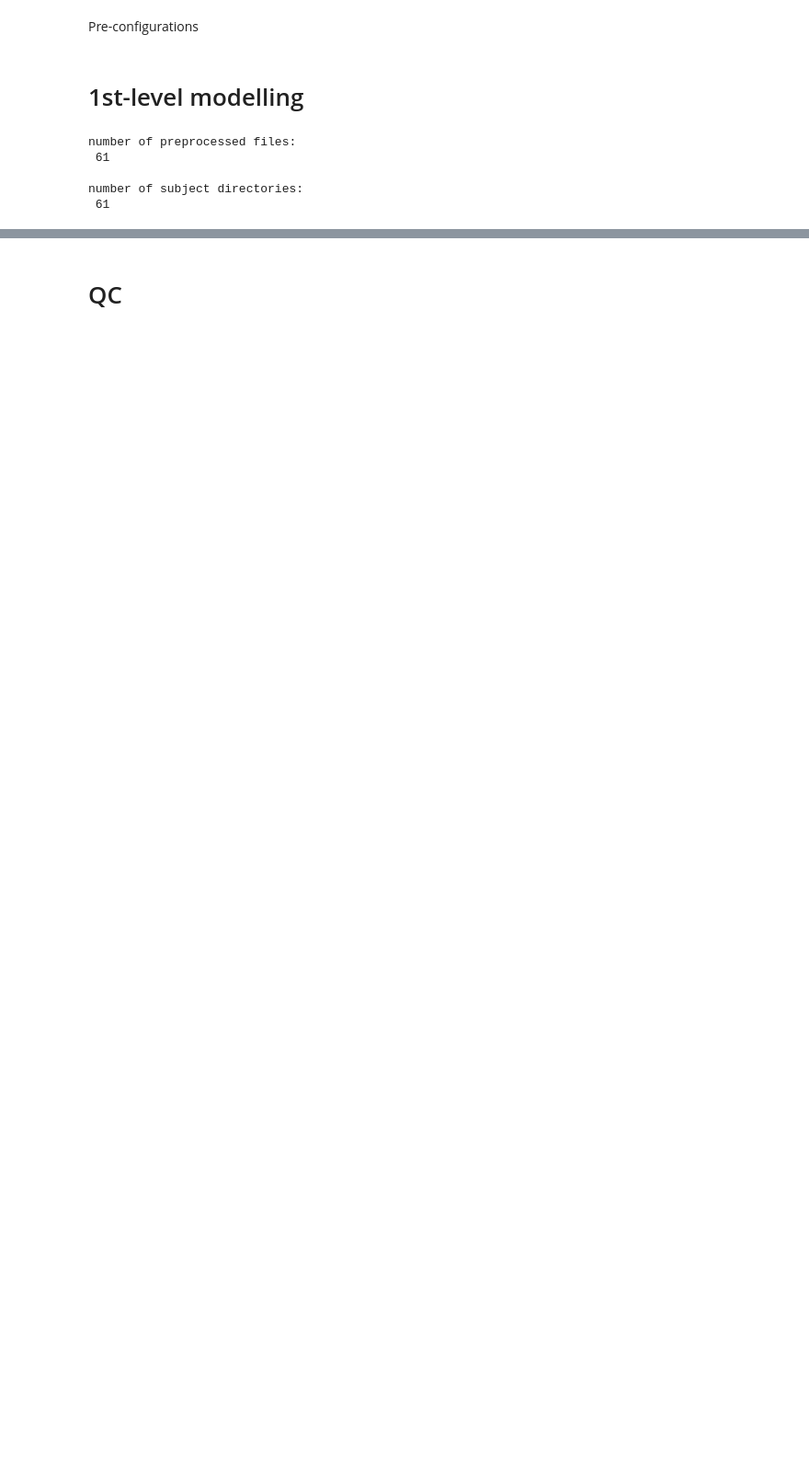
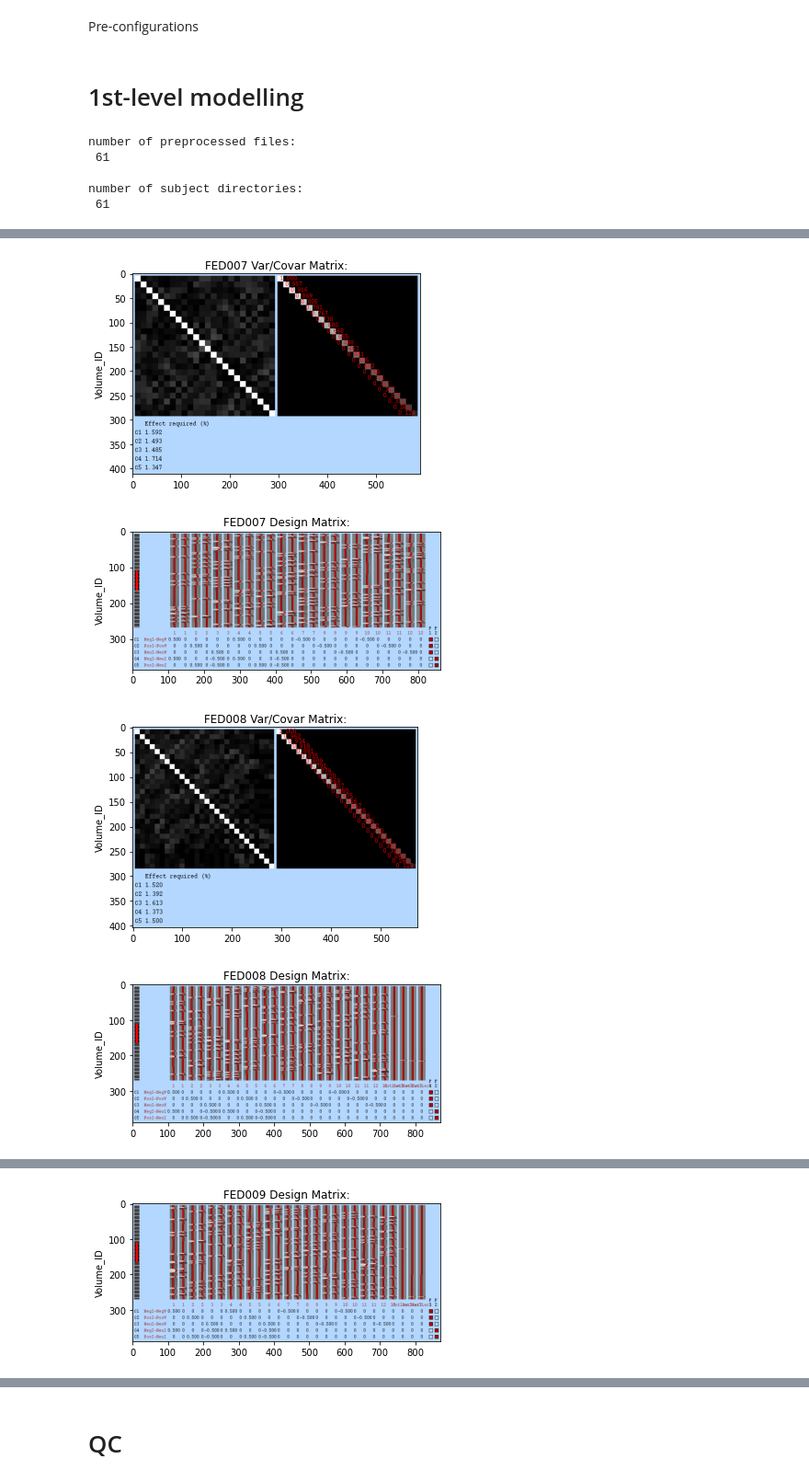
Before and after one commit to MartinHochheimer/FED_AZ_201516, a Jupyter notebook: data_funclib_scripts_exec/fMRI_1stlevel.ipynb, the cells around one changed output, grey strips where cells are left out. Shown: that part at 92% size. Cells and saved outputs as stored; diff of their text form; code cells hidden in the pictures; blank space fills up the shorter version.

Commit message:
added HDF5 integration to Dockerfile; finished 1st level (WIP: error in FEAT model generation); added to README.

```diff
--- a/data_funclib_scripts_exec/fMRI_1stlevel.ipynb
+++ b/data_funclib_scripts_exec/fMRI_1stlevel.ipynb
@@ -147,0 +160,17 @@ Corregistration to MNI space ("spatial normalisation"): FSL FEAT - 2nd step (pos
+# %%
+# use the design specifications to create an FSL specific 1st level design file (fsf)
+for sub, subdir in zip(FEDs, FED_dirs):
+    # define model directory
+    model_dir = f"{subdir}modelspec/"
+    level1design = pe.Node(fsl.Level1Design(), name = "level1design")
+    level1design.inputs.interscan_interval = data[sub]["parameters"]["EPI_RT"]
+    level1design.inputs.bases = {'dgamma': {'derivs': True}}
+    level1design.inputs.session_info = loadpkl(f"{model_dir}result_modelspec.pklz").outputs.session_info
+    level1design.inputs.contrasts = contrasts
+#    level1design.inputs.orthogonalization =  # think about orthogonalising movement and outlier regressors (Lindquist & Wager 2019)
+    level1design.inputs.model_serial_correlations = True
+    level1design.base_dir = subdir
+    # run it
+    res = level1design.run()
+    # print it
+    print(res.outputs)
@@ -147,0 +235,59 @@ Corregistration to MNI space ("spatial normalisation"): FSL FEAT - 2nd step (pos
+# %%
+# before fitting the data to the model, check that everything looks alright
+# define input files
+# mat_files = [os.path.join(feddir, subdir, i)
+#              for feddir in FED_dirs
+#              for subdir in os.listdir(feddir)
+#              if re.match(r'FEATmodel', subdir)
+#              for i in os.listdir(os.path.join(feddir, subdir))
+#              if re.match(r'run0.mat', i)]
+# can't work with this yet, version error in scipy.io.loadmat -> .mat file is no MATLAB < 7.3 format file!
+# fix via HDF5 Python library to read MATLAB 7.3 format mat files:
+
+# for mat in mat_files[:1]:
+#     # access each run0.mat file
+#     with h5py.File(mat) as fslmat:
+#  -> DOES NOT WORK! .mat file funny type?^^
+
+#         # the design matrix and the names of the regressors are quite hidden in the fslmat variable
+#         # extract it like so:
+#         designMatrix = fslmat['SPM'][0][0].xX[0][0].X
+#         names = [i[0] for i in fslmat['SPM'][0][0].xX[0][0].name[0]]
+
+#         # before plotting, normalize the design matrix so that each column has a maximum amplitude of 1.
+#         # this is just for visualization, otherwise the rotation parameters with their rather small values will not show up.
+#         normed_design = designMatrix / np.abs(designMatrix).max(axis=0)
+
+#         # plot the design matrix.
+#         fig, ax = plt.subplots(figsize=(8, 8))
+#         plt.imshow(normed_design, aspect='auto', cmap='gray', interpolation='none')
+#         ax.set_ylabel('Volume ID')
+#         ax.set_xticks(np.arange(len(names)))
+#         ax.set_xticklabels(names, rotation=90);
+
+# print the pngs for now
+# define input files
+mat_pngs = [os.path.join(feddir, subdir, i)
+            for feddir in FED_dirs
+            for subdir in os.listdir(feddir)
+            if re.match(r'FEATmodel', subdir)
+            for i in os.listdir(os.path.join(feddir, subdir))
+            if re.match(r'(run0.png|run0_cov.png)', i)]
+
+for img in mat_pngs[:12]:
+    # define conditions for different titles
+    if re.match(r'.*cov.*', img):
+        title = f"{img.split('/',3)[2]} Var/Covar Matrix:"
+    else:
+        title = f"{img.split('/',3)[2]} Design Matrix:"
+    # build the plot
+    mat = mpl_img.imread(img)
+    fig, ax = plt.subplots()
+    plt.title(title)
+    ax.set_ylabel("Volume_ID")
+    plt.imshow(mat)
+# %% [output]
+[figure, added]
+[figure, added]
+[figure, added]
+[figure, added]
@@ -147,0 +295 @@ Corregistration to MNI space ("spatial normalisation"): FSL FEAT - 2nd step (pos
+[figure, added]
```
Also changed, not shown: parts of 17 cells of this notebook, 3 other files.
